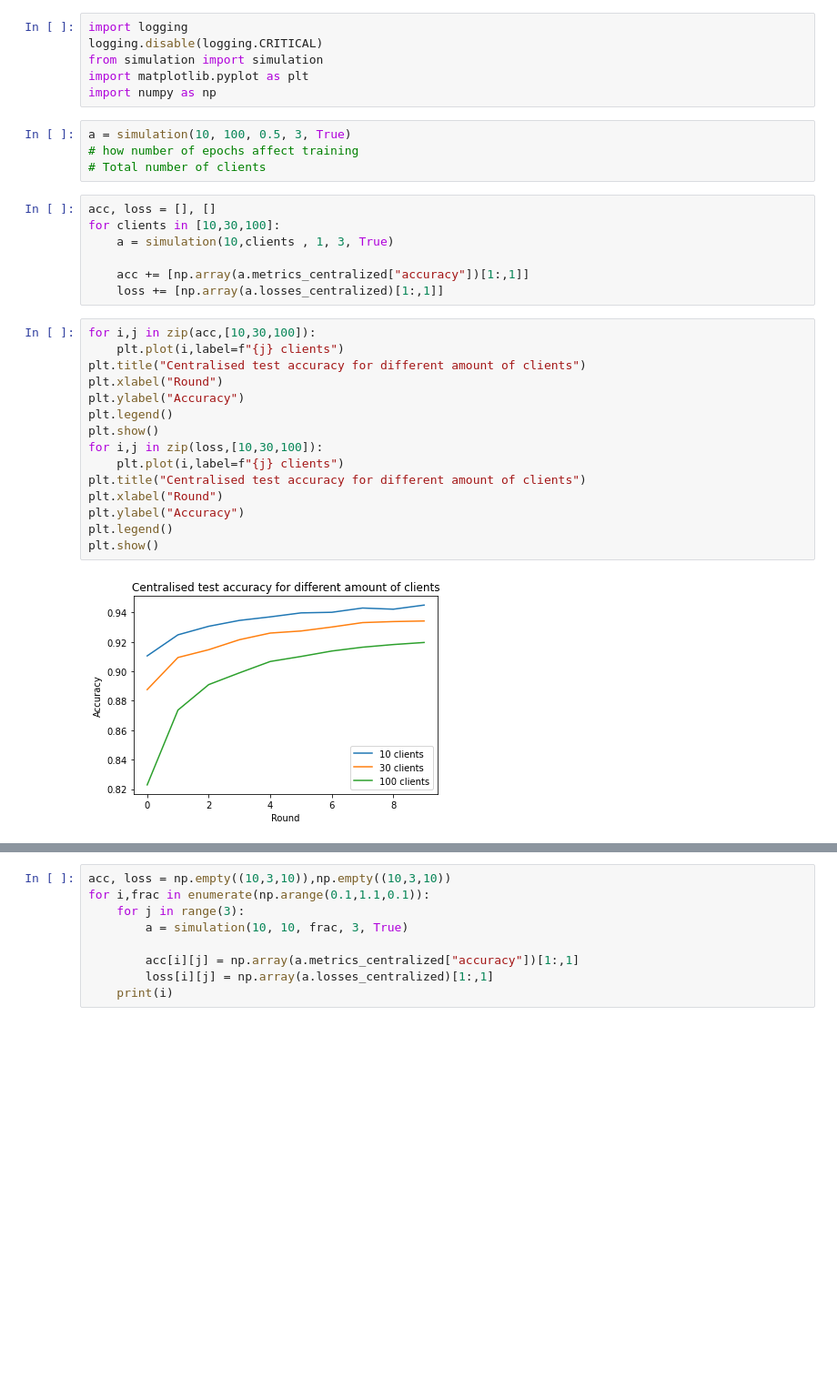
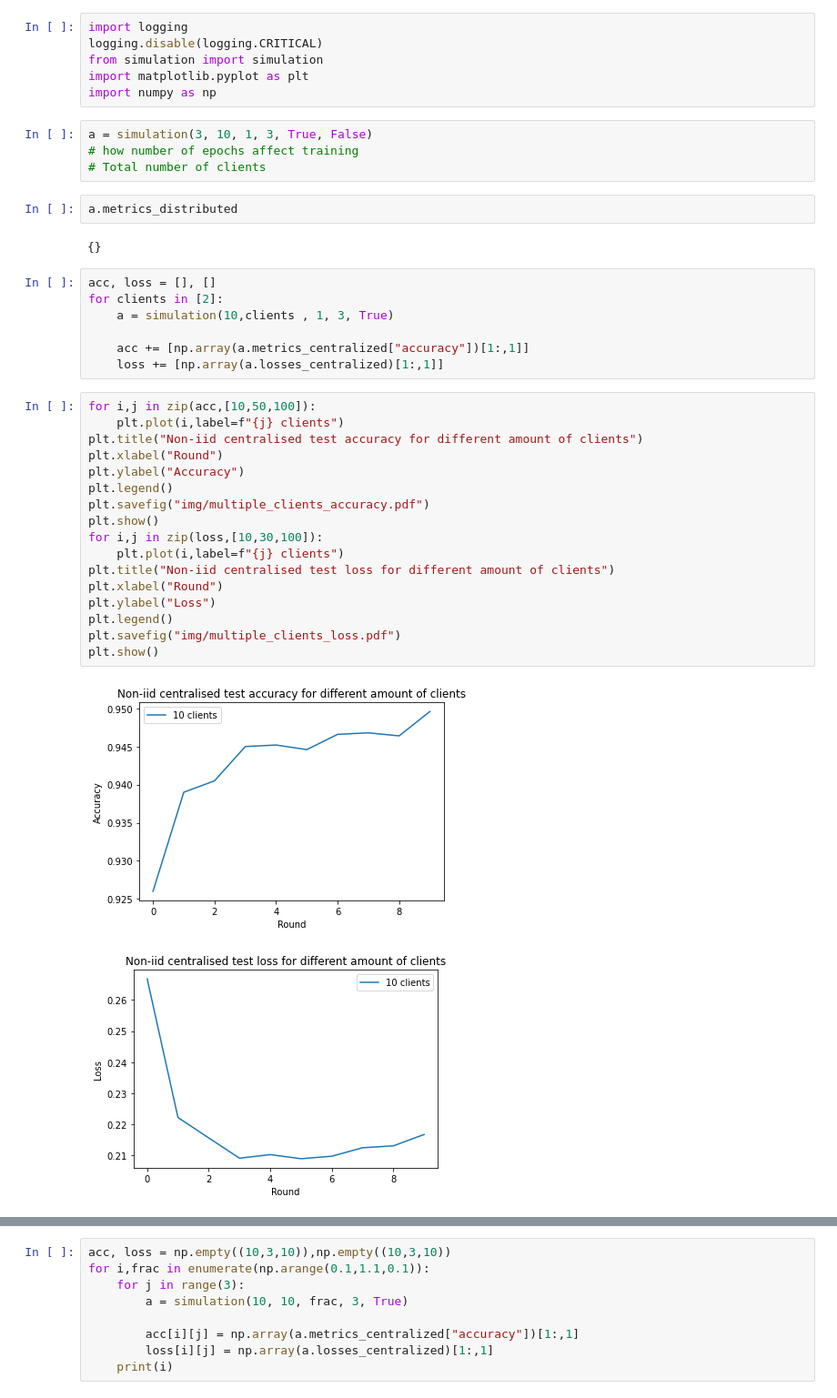
Before and after one commit to Zigolox/Federated-Learning-On-RPi, a Jupyter notebook: src/Untitled.ipynb, the cells around one changed output, grey strips where cells are left out. Shown at 91% size. Drawn from its saved outputs; the diff is of its cells as text; blank space fills up the shorter version.

```diff
--- a/src/Untitled.ipynb
+++ b/src/Untitled.ipynb
@@ -5,30 +5,37 @@ from simulation import simulation
 import matplotlib.pyplot as plt
 import numpy as np
 # %%
-a = simulation(10, 100, 0.5, 3, True)
+a = simulation(3, 10, 1, 3, True, False)
 # how number of epochs affect training
 # Total number of clients
+# %%
+a.metrics_distributed
+# %% [output]
+{}
 # %%
 acc, loss = [], []
-for clients in [10,30,100]:
+for clients in [2]:
     a = simulation(10,clients , 1, 3, True)
 
     acc += [np.array(a.metrics_centralized["accuracy"])[1:,1]]
     loss += [np.array(a.losses_centralized)[1:,1]]
 # %%
-for i,j in zip(acc,[10,30,100]):
+for i,j in zip(acc,[10,50,100]):
     plt.plot(i,label=f"{j} clients")
-plt.title("Centralised test accuracy for different amount of clients")
+plt.title("Non-iid centralised test accuracy for different amount of clients")
 plt.xlabel("Round")
 plt.ylabel("Accuracy")
 plt.legend()
+plt.savefig("img/multiple_clients_accuracy.pdf")
 plt.show()
 for i,j in zip(loss,[10,30,100]):
     plt.plot(i,label=f"{j} clients")
-plt.title("Centralised test accuracy for different amount of clients")
+plt.title("Non-iid centralised test loss for different amount of clients")
 plt.xlabel("Round")
-plt.ylabel("Accuracy")
+plt.ylabel("Loss")
 plt.legend()
+plt.savefig("img/multiple_clients_loss.pdf")
 plt.show()
 # %% [output]
-[figure, old version]
+[figure, new version]
+[figure, added]
```
Also changed, not shown: parts of 3 cells of this notebook, 6 other files.
